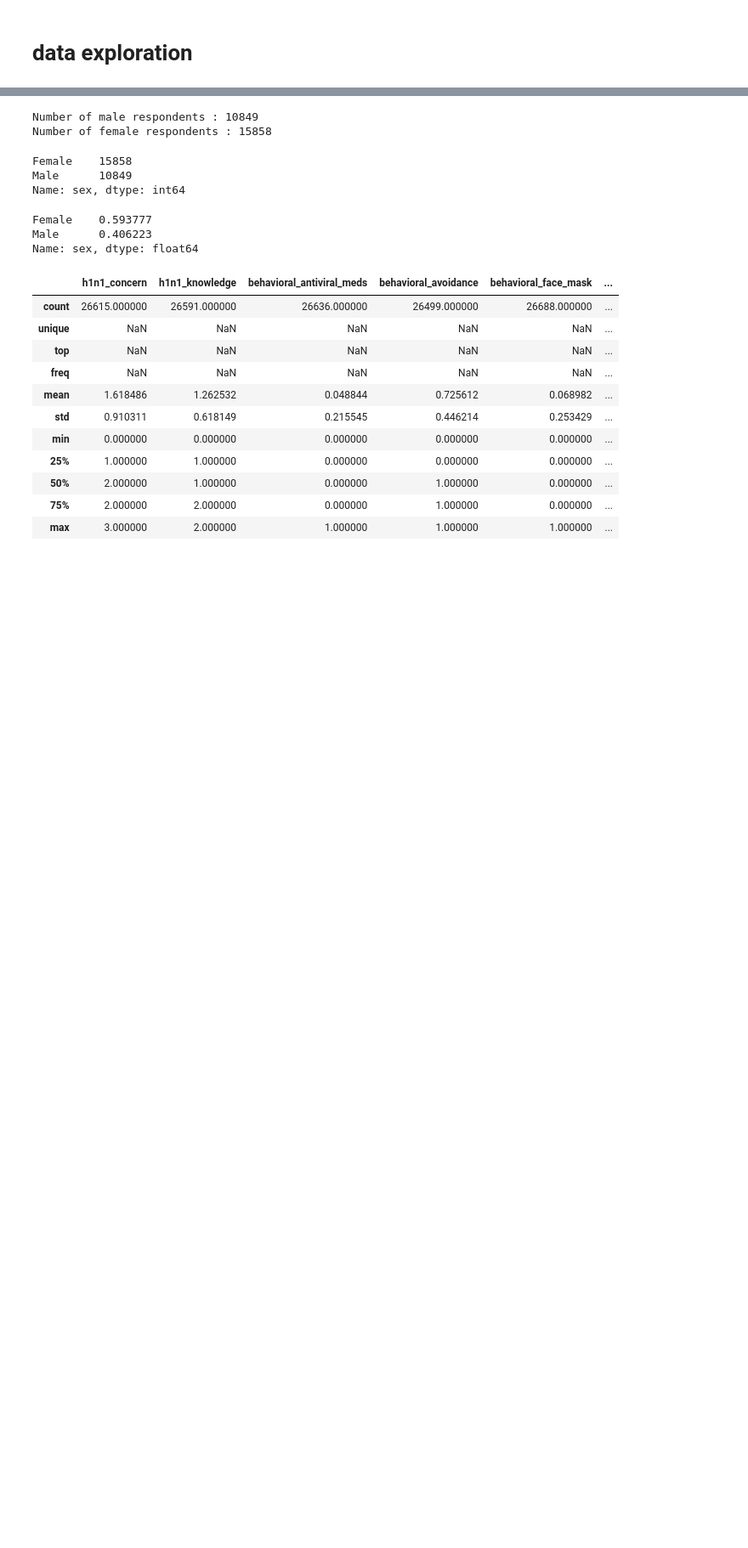
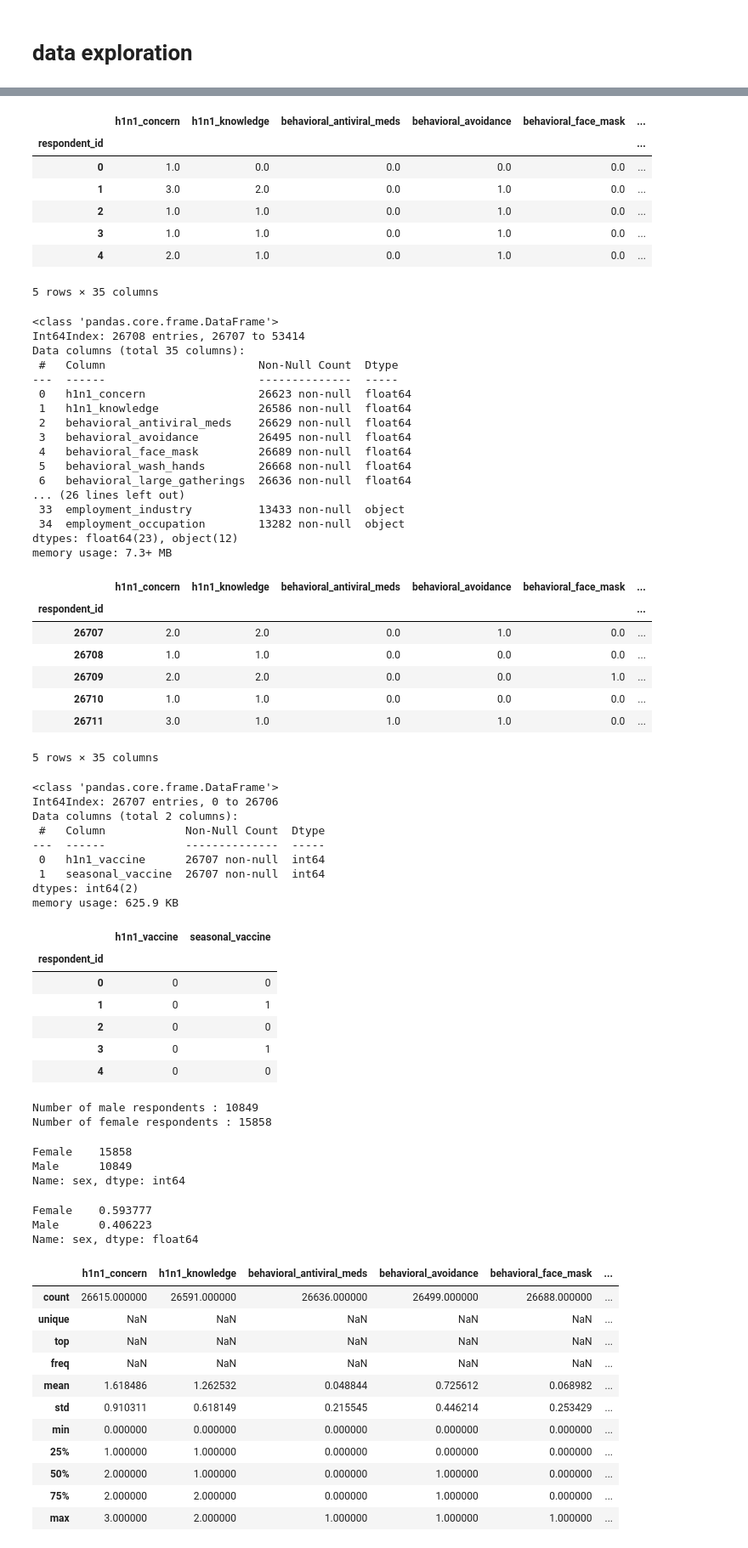
Before and after one commit to of-rupesh/flu-vaccine-learning, a Jupyter notebook: model-1/model1.ipynb, the cells around one changed output, grey strips where cells are left out. Shown at 85% size. Saved outputs shown, nothing was run; the diff lists cells and outputs as text; code cells hidden in the pictures; blank space fills up the shorter version.

```diff
--- a/model-1/model1.ipynb
+++ b/model-1/model1.ipynb
@@ -62,0 +24,11 @@ memory usage: 7.3+ MB
+# %%
+#Check data
+train_df.info()
+train_df.head()
+
+test_df.info()
+test_df.head()
+
+train_df_label.info()
+train_df_label.head()
+# %% [output]
@@ -63,3 +52,52 @@ memory usage: 7.3+ MB
+|  | h1n1_concern | h1n1_knowledge | behavioral_antiviral_meds | behavioral_avoidance | behavioral_face_mask | ... |
+| respondent_id |  |  |  |  |  | ... |
+| 0 | 1.0 | 0.0 | 0.0 | 0.0 | 0.0 | ... |
+| 1 | 3.0 | 2.0 | 0.0 | 1.0 | 0.0 | ... |
+| 2 | 1.0 | 1.0 | 0.0 | 1.0 | 0.0 | ... |
+| 3 | 1.0 | 1.0 | 0.0 | 1.0 | 0.0 | ... |
+| 4 | 2.0 | 1.0 | 0.0 | 1.0 | 0.0 | ... |
+5 rows × 35 columns
+<class 'pandas.core.frame.DataFrame'>
+Int64Index: 26708 entries, 26707 to 53414
+Data columns (total 35 columns):
+ #   Column                       Non-Null Count  Dtype
+---  ------                       --------------  -----
+ 0   h1n1_concern                 26623 non-null  float64
+ 1   h1n1_knowledge               26586 non-null  float64
+ 2   behavioral_antiviral_meds    26629 non-null  float64
+ 3   behavioral_avoidance         26495 non-null  float64
+ 4   behavioral_face_mask         26689 non-null  float64
+ 5   behavioral_wash_hands        26668 non-null  float64
+ 6   behavioral_large_gatherings  26636 non-null  float64
+... (26 lines left out)
+ 33  employment_industry          13433 non-null  object
+ 34  employment_occupation        13282 non-null  object
+dtypes: float64(23), object(12)
+memory usage: 7.3+ MB
+|  | h1n1_concern | h1n1_knowledge | behavioral_antiviral_meds | behavioral_avoidance | behavioral_face_mask | ... |
+| respondent_id |  |  |  |  |  | ... |
+| 26707 | 2.0 | 2.0 | 0.0 | 1.0 | 0.0 | ... |
+| 26708 | 1.0 | 1.0 | 0.0 | 0.0 | 0.0 | ... |
+| 26709 | 2.0 | 2.0 | 0.0 | 0.0 | 1.0 | ... |
+| 26710 | 1.0 | 1.0 | 0.0 | 0.0 | 0.0 | ... |
+| 26711 | 3.0 | 1.0 | 1.0 | 1.0 | 0.0 | ... |
+5 rows × 35 columns
+<class 'pandas.core.frame.DataFrame'>
+Int64Index: 26707 entries, 0 to 26706
+Data columns (total 2 columns):
+ #   Column            Non-Null Count  Dtype
+---  ------            --------------  -----
+ 0   h1n1_vaccine      26707 non-null  int64
+ 1   seasonal_vaccine  26707 non-null  int64
+dtypes: int64(2)
+memory usage: 625.9 KB
+|  | h1n1_vaccine | seasonal_vaccine |
+| respondent_id |  |  |
+| 0 | 0 | 0 |
+| 1 | 0 | 1 |
+| 2 | 0 | 0 |
+| 3 | 0 | 1 |
+| 4 | 0 | 0 |
 # %%
 #respondents distribution by gender
 ##--train_df['sex']
```
Also changed, not shown: parts of 39 cells of this notebook, 5 other files.
